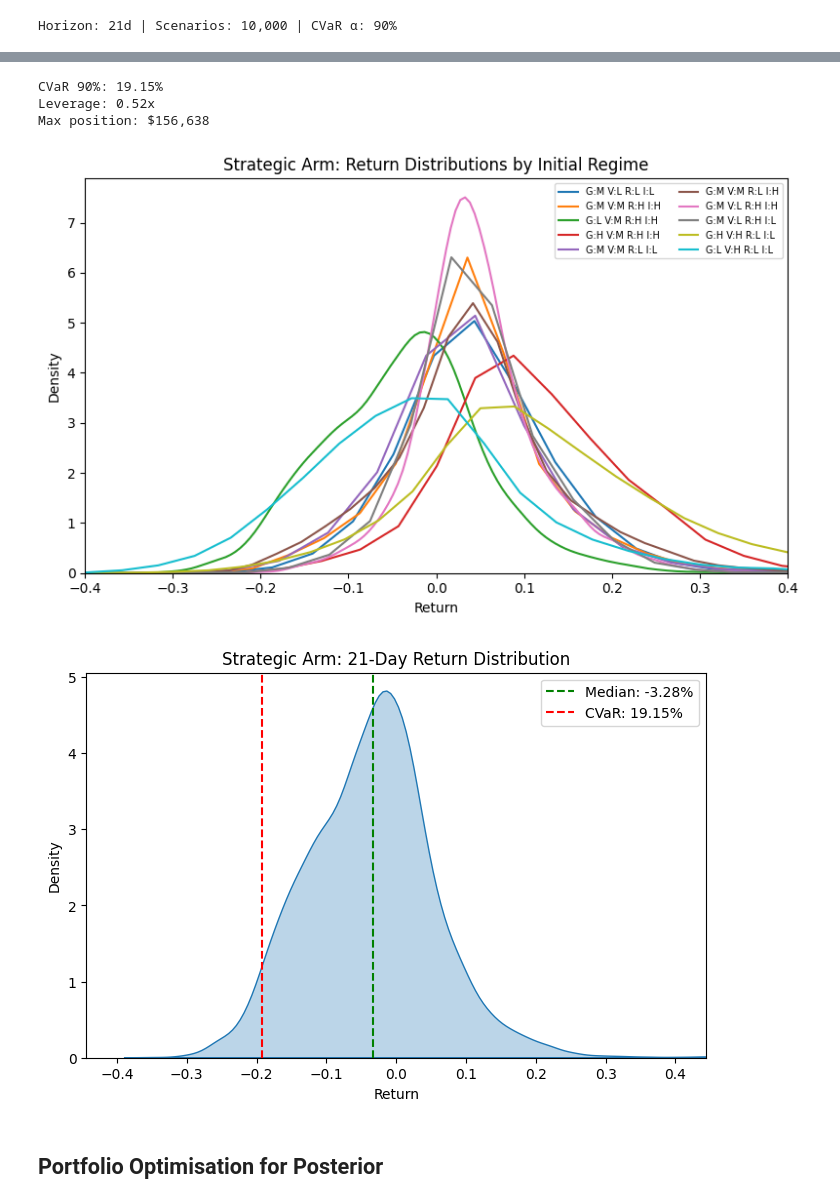
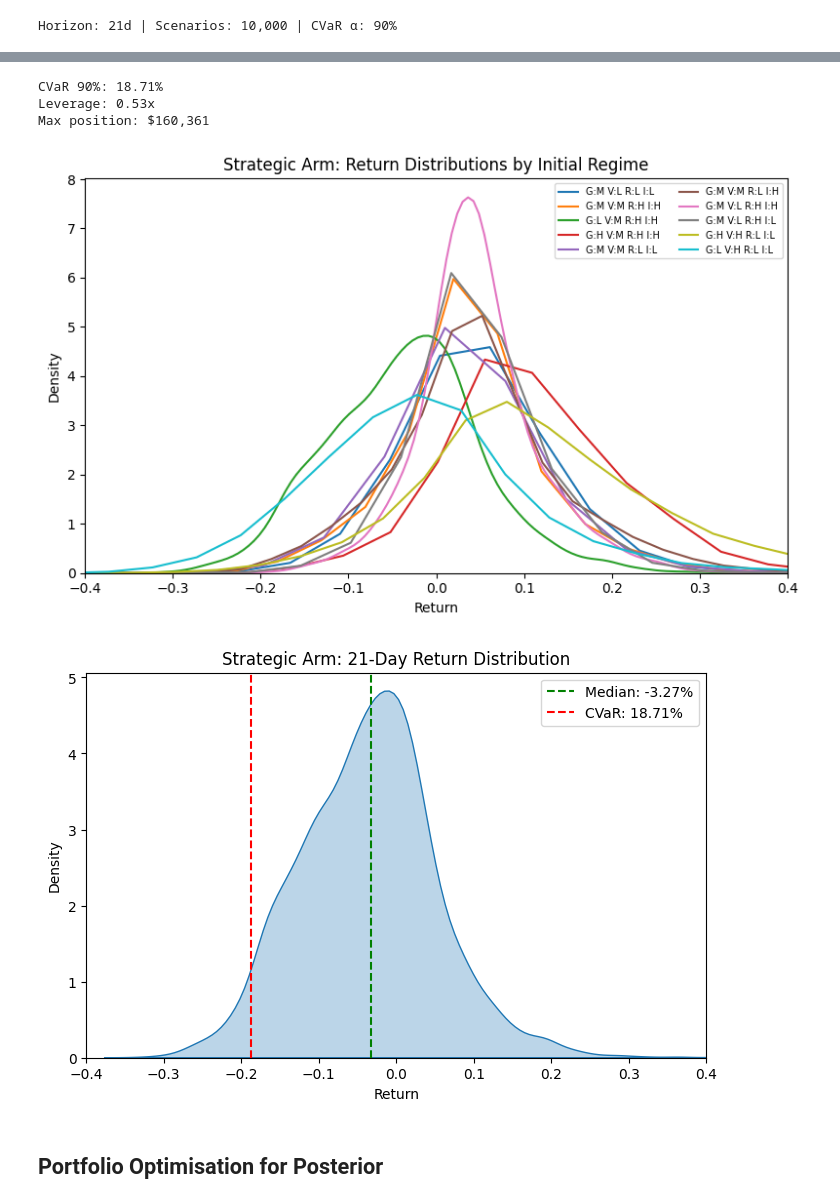
Before and after one commit to galamboslajos/Finance-Working-Files, a Jupyter notebook: Investments_2026/FFR_Portfolio_Risk.ipynb, the cells around one changed output, grey strips where cells are left out. Drawn from its saved outputs; the diff is of its cells as text; code cells hidden in the pictures.

```diff
--- a/Investments_2026/FFR_Portfolio_Risk.ipynb
+++ b/Investments_2026/FFR_Portfolio_Risk.ipynb
@@ -30,7 +30,7 @@ fred = Fred(api_key='f887507374b463ac1fcc8e0ad01cbed3')
 ########### NEW DATA FETCHING CHUNK ###########
 # %%
 ASSETS = [
-    'NVDA', 'LLY', 'GS', 'DECK', 'COST', 'CAT',
+    'NVDA', 'ISRG', 'APO', 'DECK', 'COST', 'CAT',
     'BTU', 'SHW', 'NRG', 'NFLX', 'CBRE'
 ]
 COMMODITIES = ['GC=F', '^VIX', '^GSPC']
@@ -372,8 +372,18 @@ def compute_cvar(returns, alpha=0.90):
     return -np.mean(np.sort(returns)[:cutoff])
 # %%
 strategic_weights = np.array([
-    0.0426, 0.0529, 0.0398, 0.0570, 0.1556, 0.0935,
-    0.0297, 0.1022, 0.0757, 0.0686, 0.0532, 0.2292
+    0.0426,  # NVDA
+    0.0529,  # ISRG
+    0.0398,  # APO
+    0.0570,  # DECK
+    0.1556,  # COST
+    0.0935,  # CAT
+    0.0297,  # BTU
+    0.1022,  # SHW
+    0.0757,  # NRG
+    0.0686,  # NFLX
+    0.0532,  # CBRE
+    0.2292,  # GC=F
 ])
 
 print("Strategic Weights:")
@@ -410,9 +420,9 @@ print(f"CVaR {alpha:.0%}: {cvar_strat*100:.2f}%")
 print(f"Leverage: {leverage_strat:.2f}x")
 print(f"Max position: ${max_position_strat:,.0f}")
 # %% [output]
-CVaR 90%: 19.15%
-Leverage: 0.52x
-Max position: $156,638
+CVaR 90%: 18.71%
+Leverage: 0.53x
+Max position: $160,361
 # %%
 top_states = regimes['state'].value_counts().head(10).index.tolist()
 
@@ -434,19 +444,19 @@ ax.legend(fontsize=7, ncol=2)
 plt.tight_layout()
 plt.show()
 # %% [output]
-[figure, old version]
+[figure, new version]
 # %%
 fig, ax = plt.subplots(figsize=(8, 5))
 sns.kdeplot(portfolio_returns_strat, fill=True, alpha=0.3)
-ax.set_xlim(-xlim, xlim)
+ax.set_xlim(-0.4, 0.4)
 ax.axvline(np.median(portfolio_returns_strat), color='green', ls='--', label=f'Median: {np.median(portfolio_returns_strat)*100:+.2f}%')
 ax.axvline(-cvar_strat, color='red', ls='--', label=f'CVaR: {cvar_strat*100:.2f}%')
 ax.set_title(f'Strategic Arm: {h}-Day Return Distribution')
 ax.set_xlabel('Return')
 ax.legend()
 plt.show()
 # %% [output]
-[figure, old version]
+[figure, new version]
 # %% [markdown]
 ## Portfolio Optimisation for Posterior
 # %%
```
Also changed, not shown: parts of 7 cells of this notebook.
